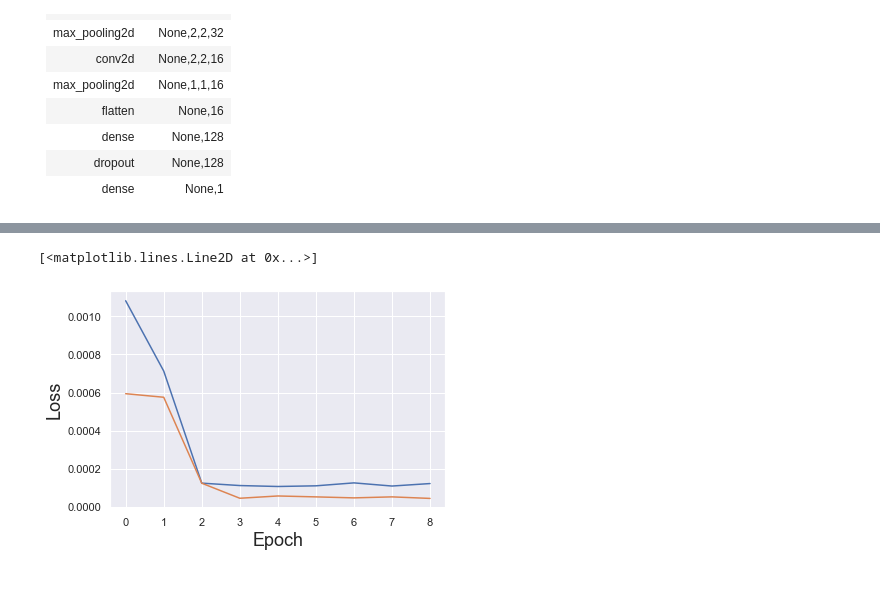
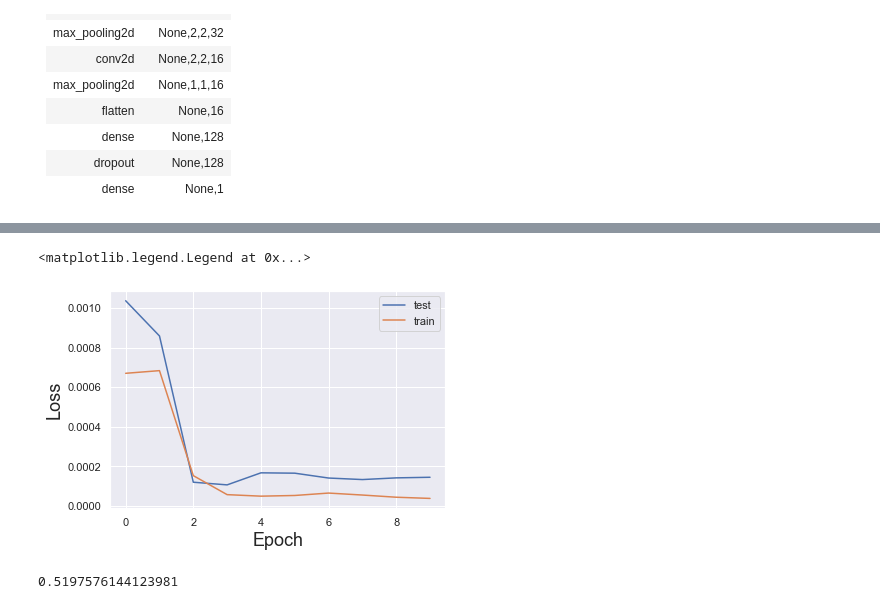
Before and after one commit to sjchasel/stock_prediction, a Jupyter notebook: 深度学习模型/cnn.ipynb, the cells around one changed output, grey strips where cells are left out. Drawn from its saved outputs; the diff is of its cells as text; code cells hidden in the pictures.

```diff
--- a/深度学习模型/cnn.ipynb
+++ b/深度学习模型/cnn.ipynb
@@ -236,10 +285,10 @@ if __name__ == '__main__':
     train_loss_list = []
     # 参数
     days_num = 5
-    epoch = 200
+    epoch = 20
     fea = 5
     batch_size = 20
-    early_stop = 3
+    early_stop = 5
 
     # 初始化模型
     model = CNNmodel()
@@ -267,6 +316,7 @@ if __name__ == '__main__':
     # 画图
     pred = [ele * (GD.close_max - GD.close_min) + GD.close_min for ele in p]
     data = [ele * (GD.close_max - GD.close_min) + GD.close_min for ele in y]
+
     plot_img(data, pred)
 # %% [output]
 保存模型
@@ -284,8 +324,15 @@ test_loss_list
 # %%
 plt.xlabel('Epoch', fontsize=18)
 plt.ylabel('Loss', fontsize=18)
 plt.plot(test_loss_list)
 plt.plot(train_loss_list)
+plt.legend(["test","train"])
 # %% [output]
-[<matplotlib.lines.Line2D at 0x...>]
+<matplotlib.legend.Legend at 0x...>
-[figure, old version]
+[figure, new version]
+# %%
+from get_rr import goodness_of_fit
+rr = goodness_of_fit(pred, data)
+rr
+# %% [output]
+0.5197576144123981
```
Also changed, not shown: parts of 5 cells of this notebook, 6 other files.
